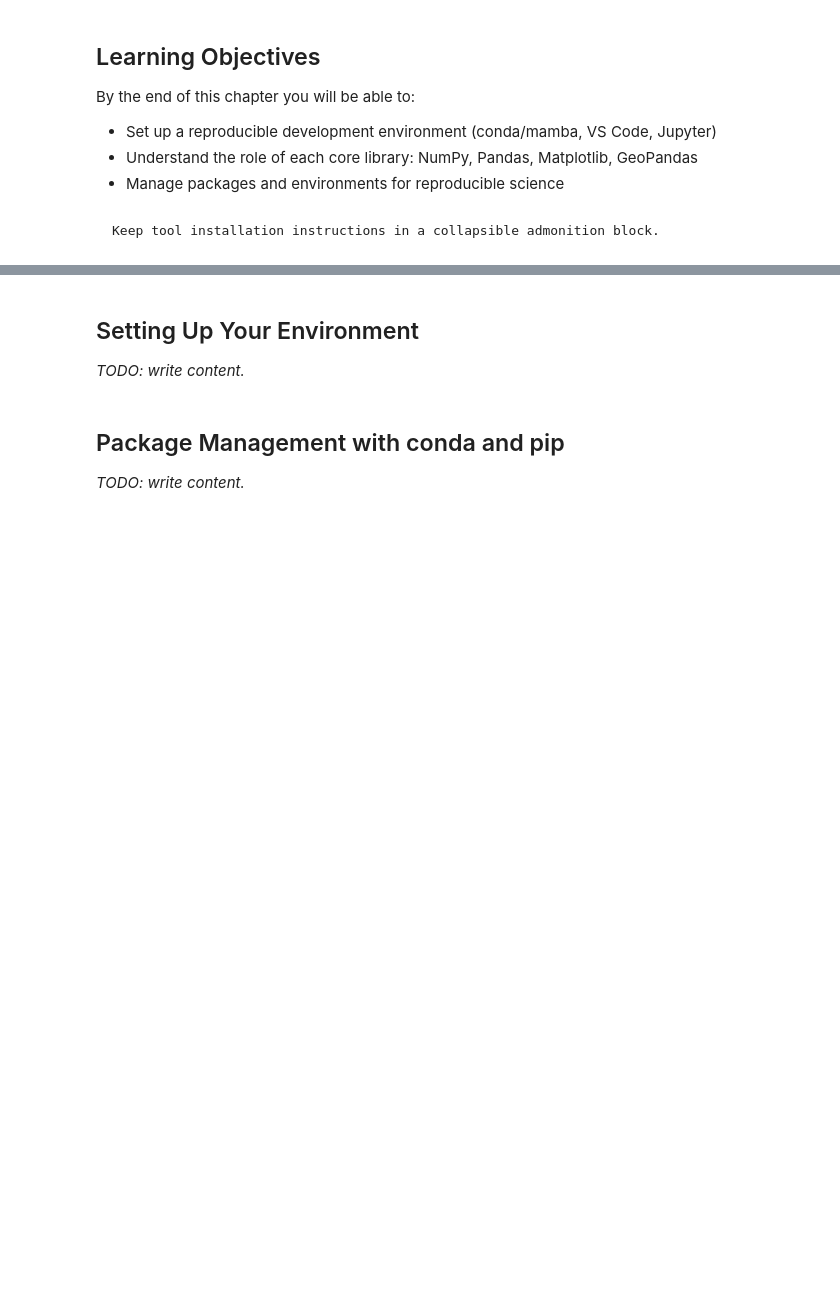
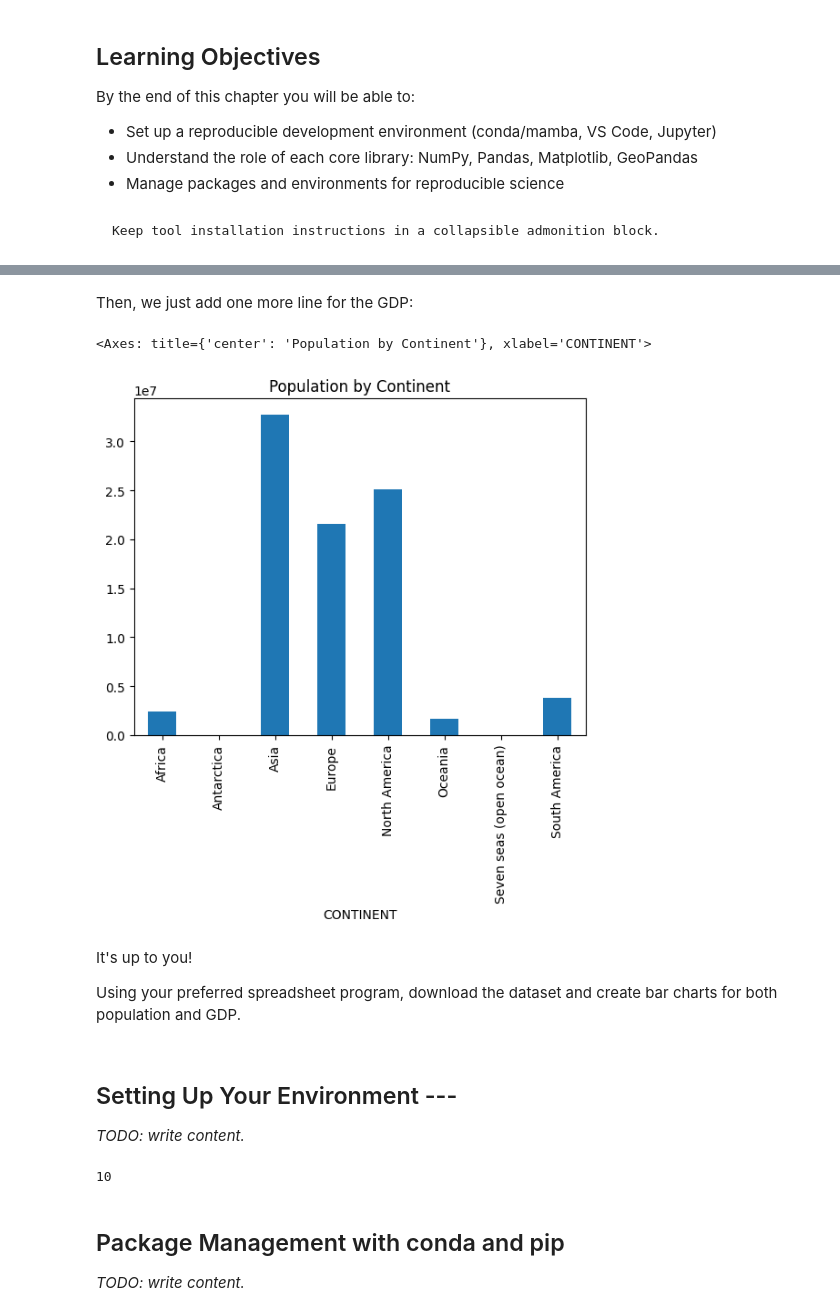
Before and after one commit to LambdaGeo/geospatial-modeling-python, a Jupyter notebook: docs/part1/ch01_ecosystem.ipynb, the cells around one changed output, grey strips where cells are left out. Drawn from its saved outputs; the diff is of its cells as text; code cells hidden in the pictures; blank space fills up the shorter version.

```diff
--- a/docs/part1/ch01_ecosystem.ipynb
+++ b/docs/part1/ch01_ecosystem.ipynb
@@ -86,9 +88,24 @@ Arquivo 'world_data.csv' salvo com sucesso!
+# %% [markdown]
+Then, we just add one more line for the GDP:
+# %%
+world.groupby('CONTINENT')['GDP_MD'].sum().plot(kind='bar', title='GDP by Continent')
+# %% [output]
+<Axes: title={'center': 'Population by Continent'}, xlabel='CONTINENT'>
+[figure, added]
+# %% [markdown]
+<div class="admonition todo">
+<p class="admonition-title">It's up to you!</p>
+<p>Using your preferred spreadsheet program, download the dataset and create bar charts for both population and GDP.</p>
+</div>
 # %% [markdown]
-## Setting Up Your Environment
+## Setting Up Your Environment ---
 
 *TODO: write content.*
 # %%
 # Code for section: Setting Up Your Environment
+print (10)
+# %% [output]
+10
 # %% [markdown]
 ## Package Management with conda and pip
 
```
Also changed, not shown: parts of 14 cells of this notebook, 3 other files.
